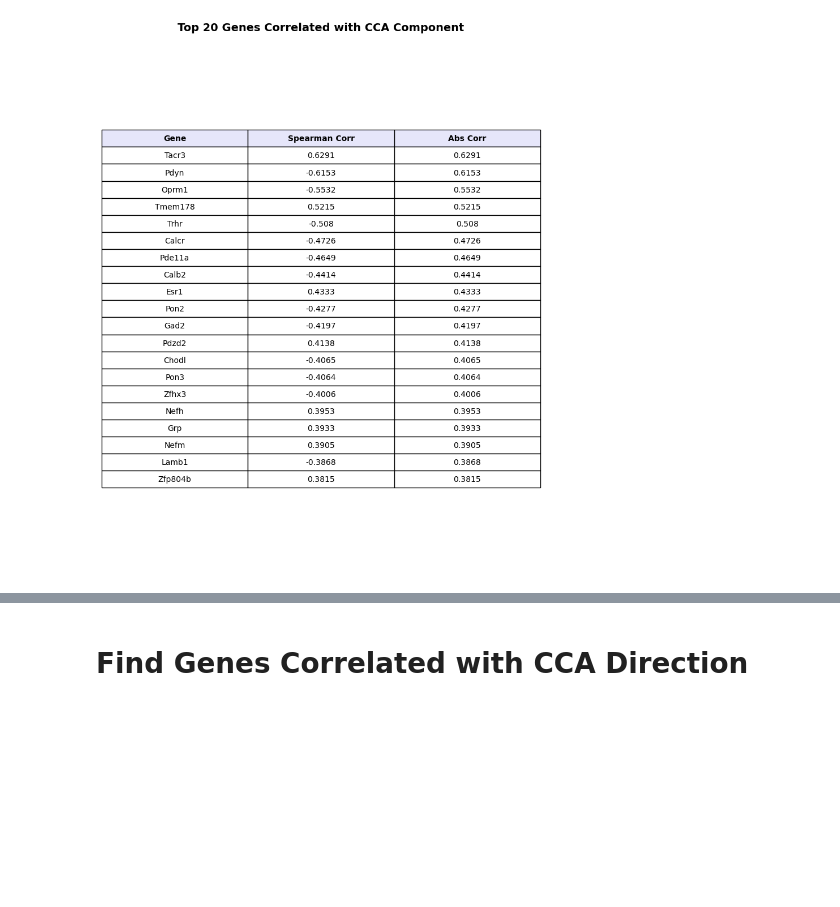
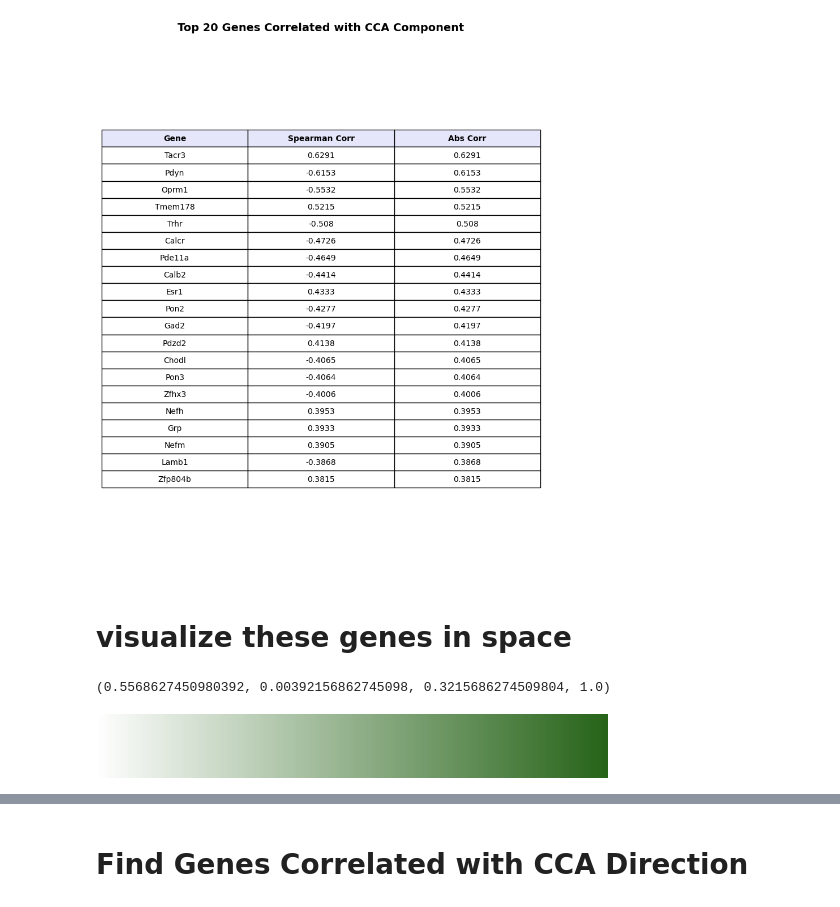
Before and after one commit to ShuonanChen/LCNE_transcriptomics, a Jupyter notebook: notebooks/merfish/plot_all_merfish_figs.ipynb, the cells around one changed output, grey strips where cells are left out. Cells and saved outputs as stored; diff of their text form; code cells hidden in the pictures; blank space fills up the shorter version.

```diff
--- a/notebooks/merfish/plot_all_merfish_figs.ipynb
+++ b/notebooks/merfish/plot_all_merfish_figs.ipynb
@@ -266,3 +264,5 @@ create_gene_correlation_table(df_gene_corr)
 Saving figure to: /root/capsule/output/figures/merfish/cca_top_genes_table.svg
 Saving figure to: /root/capsule/output/figures/merfish/cca_top_genes_table.png
 [figure]
+# %% [markdown]
+# visualize these genes in space
@@ -268,0 +281,8 @@ Saving figure to: /root/capsule/output/figures/merfish/cca_top_genes_table.png
+# %%
+low_col
+# %% [output]
+(0.5568627450980392, 0.00392156862745098, 0.3215686274509804, 1.0)
+# %%
+high_cmap
+# %% [output]
+[figure, added]
```
Also changed, not shown: parts of 15 cells of this notebook, 5 other files.
